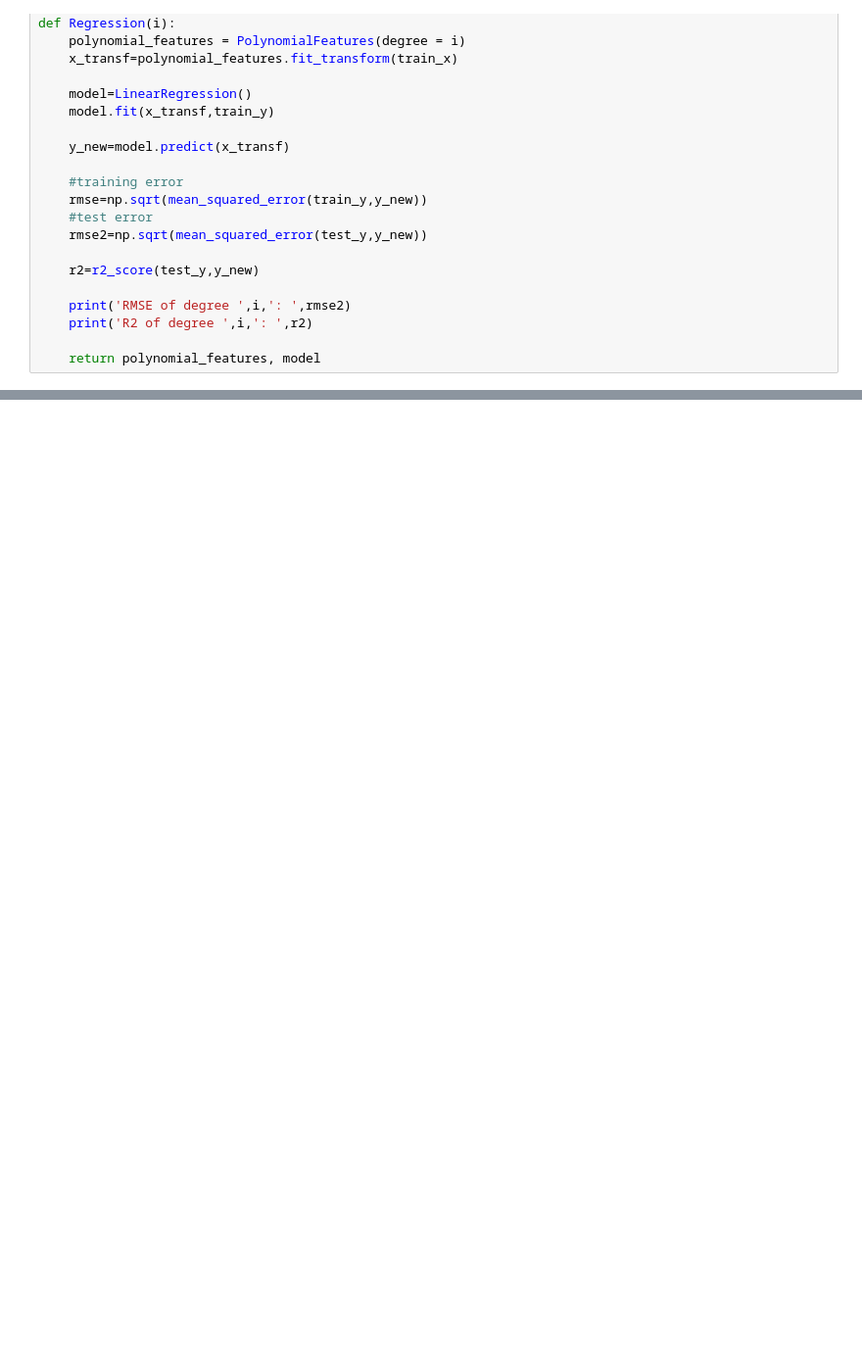
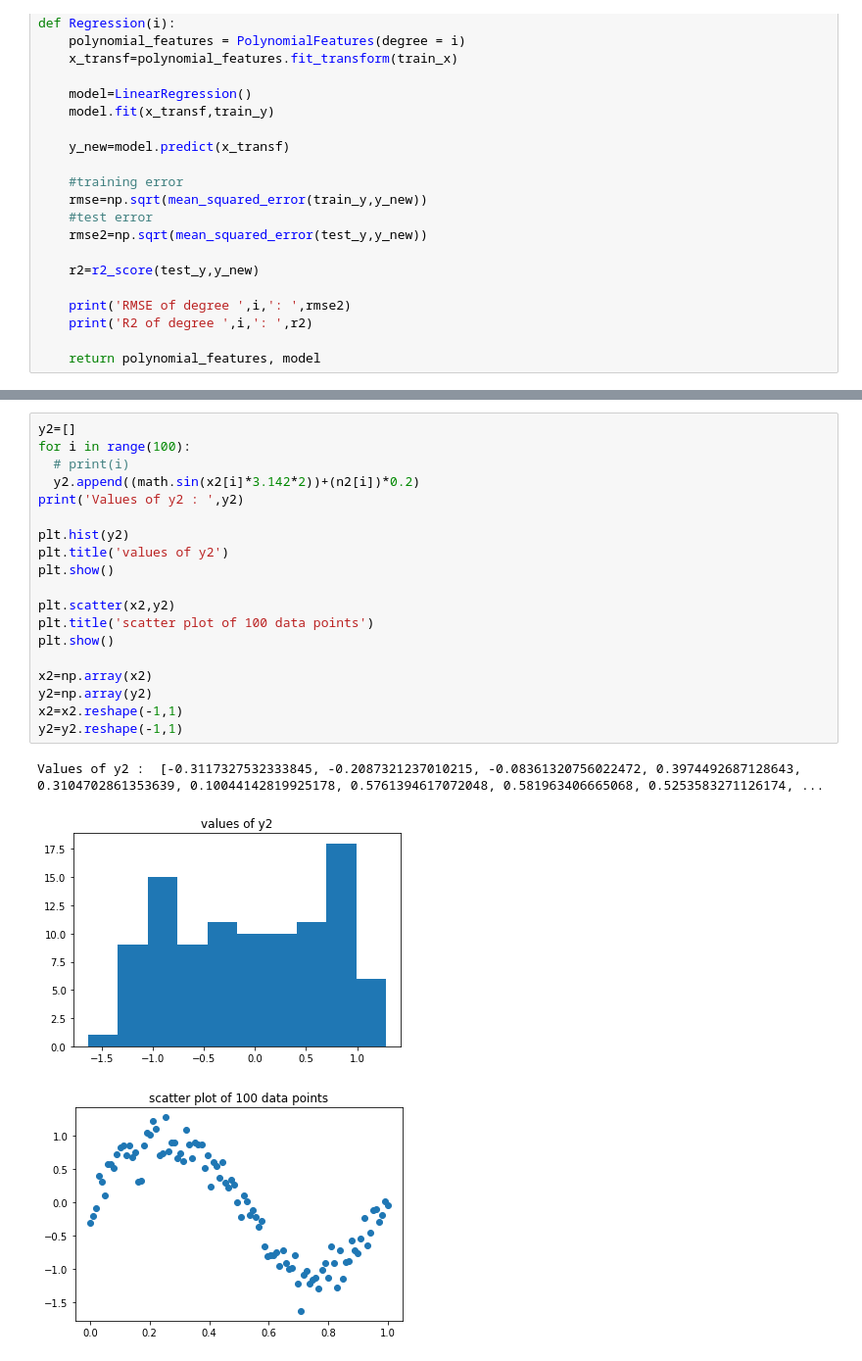
Before and after one commit to rohanmandrekar/overfitting-using-higher-order-linear-regression, a Jupyter notebook: overfitting.ipynb, the cells around one changed output, grey strips where cells are left out. Shown: that part at 98% size. Drawn from its saved outputs; the diff is of its cells as text; blank space fills up the shorter version.

```diff
--- a/overfitting.ipynb
+++ b/overfitting.ipynb
@@ -275,0 +329,23 @@ plt.show()
+# %%
+y2=[]
+for i in range(100):
+  # print(i)
+  y2.append((math.sin(x2[i]*3.142*2))+(n2[i])*0.2)
+print('Values of y2 : ',y2)
+
+plt.hist(y2)
+plt.title('values of y2')
+plt.show()
+
+plt.scatter(x2,y2)
+plt.title('scatter plot of 100 data points')
+plt.show()
+
+x2=np.array(x2)
+y2=np.array(y2)
+x2=x2.reshape(-1,1)
+y2=y2.reshape(-1,1)
+# %% [output]
+Values of y2 :  [-0.3117327532333845, -0.2087321237010215, -0.08361320756022472, 0.3974492687128643, 0.3104702861353639, 0.10044142819925178, 0.5761394617072048, 0.581963406665068, 0.5253583271126174, ...
+[figure, added]
+[figure, added]
```
Also changed, not shown: parts of 12 cells of this notebook.
